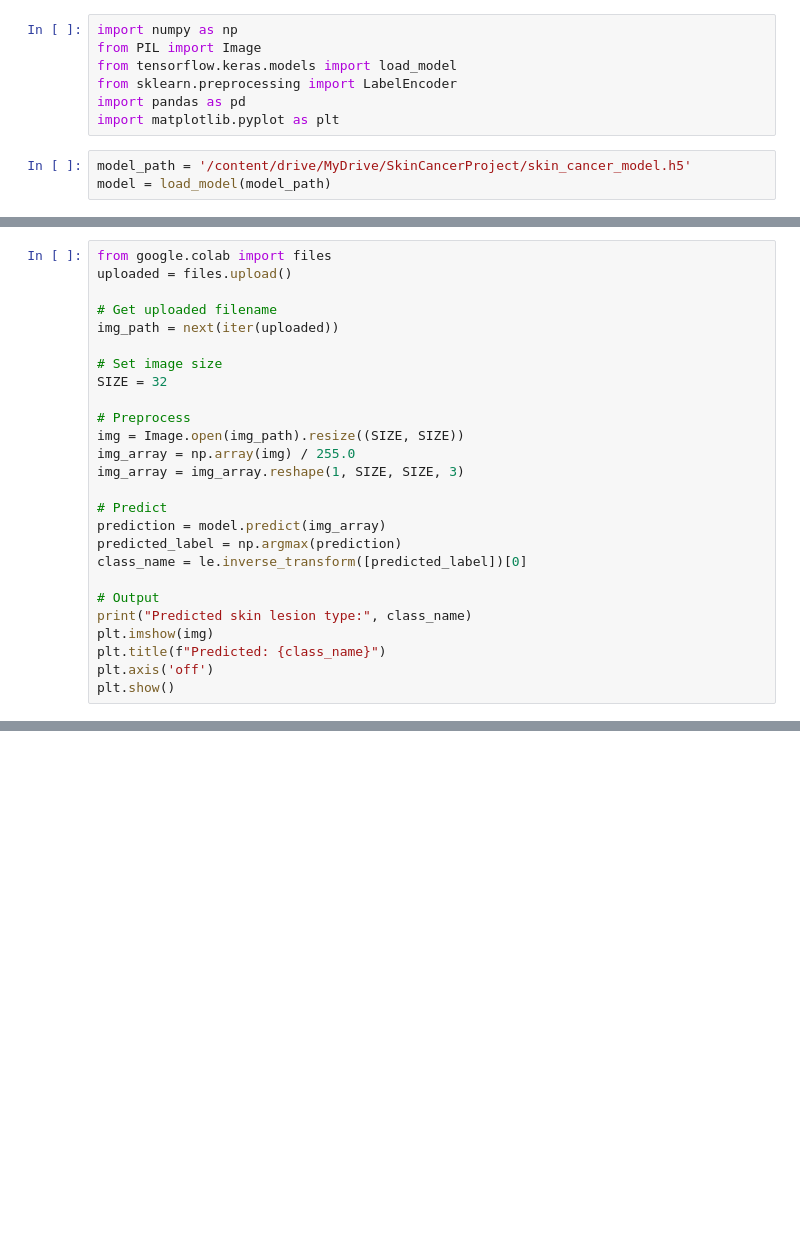
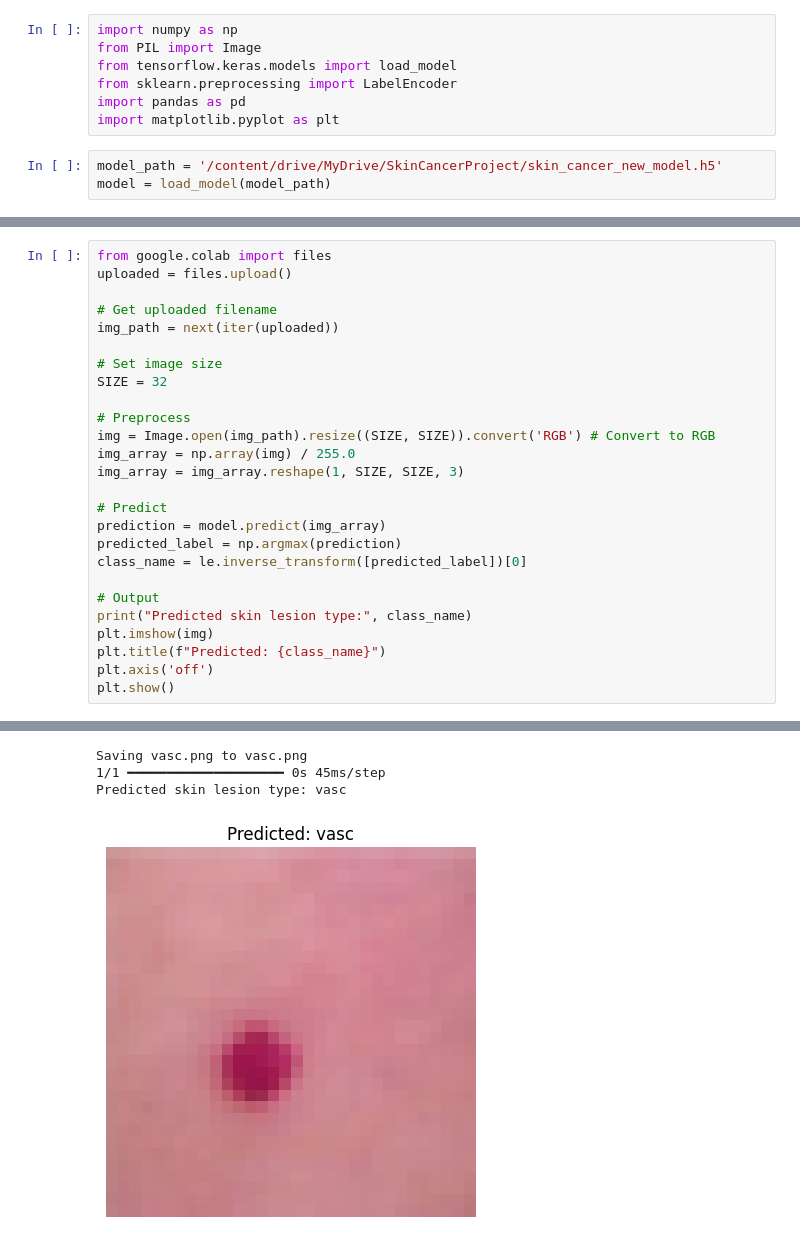
Before and after one commit to Adi230920/ML-Project---01-Skin-Cancer-Type-Prediction-, a Jupyter notebook: Trial.ipynb, the cells around one changed output, grey strips where cells are left out. Cells and saved outputs as stored; diff of their text form; blank space fills up the shorter version.

```diff
--- a/Trial.ipynb
+++ b/Trial.ipynb
@@ -13,5 +13,5 @@ from sklearn.preprocessing import LabelEncoder
 import pandas as pd
 import matplotlib.pyplot as plt
 # %%
-model_path = '/content/drive/MyDrive/SkinCancerProject/skin_cancer_model.h5'
+model_path = '/content/drive/MyDrive/SkinCancerProject/skin_cancer_new_model.h5'
 model = load_model(model_path)
@@ -34,7 +38,7 @@ img_path = next(iter(uploaded))
 SIZE = 32
 
 # Preprocess
-img = Image.open(img_path).resize((SIZE, SIZE))
+img = Image.open(img_path).resize((SIZE, SIZE)).convert('RGB') # Convert to RGB
 img_array = np.array(img) / 255.0
 img_array = img_array.reshape(1, SIZE, SIZE, 3)
 
@@ -49,3 +53,4 @@ plt.imshow(img)
 plt.title(f"Predicted: {class_name}")
 plt.axis('off')
 plt.show()
+# %% [output]
@@ -51,0 +58,4 @@ plt.show()
+Saving vasc.png to vasc.png
+1/1 ━━━━━━━━━━━━━━━━━━━━ 0s 45ms/step
+Predicted skin lesion type: vasc
+[figure, added]
```
Also changed, not shown: parts of 3 cells of this notebook.
